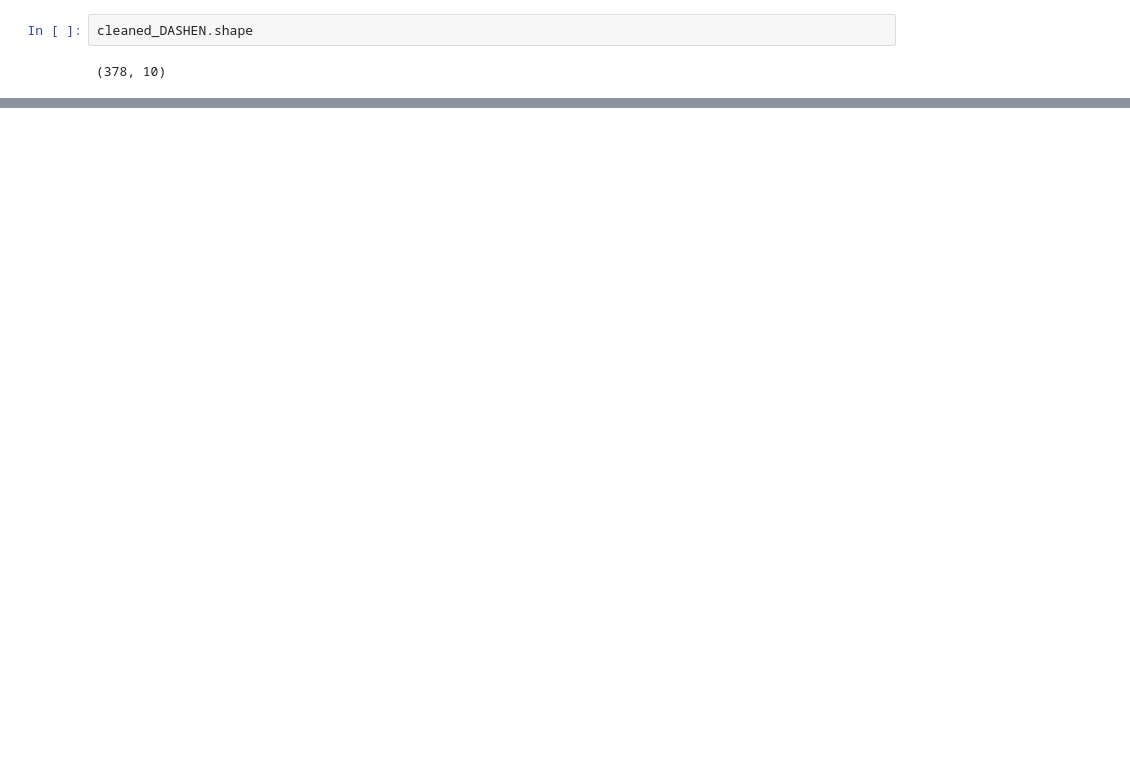
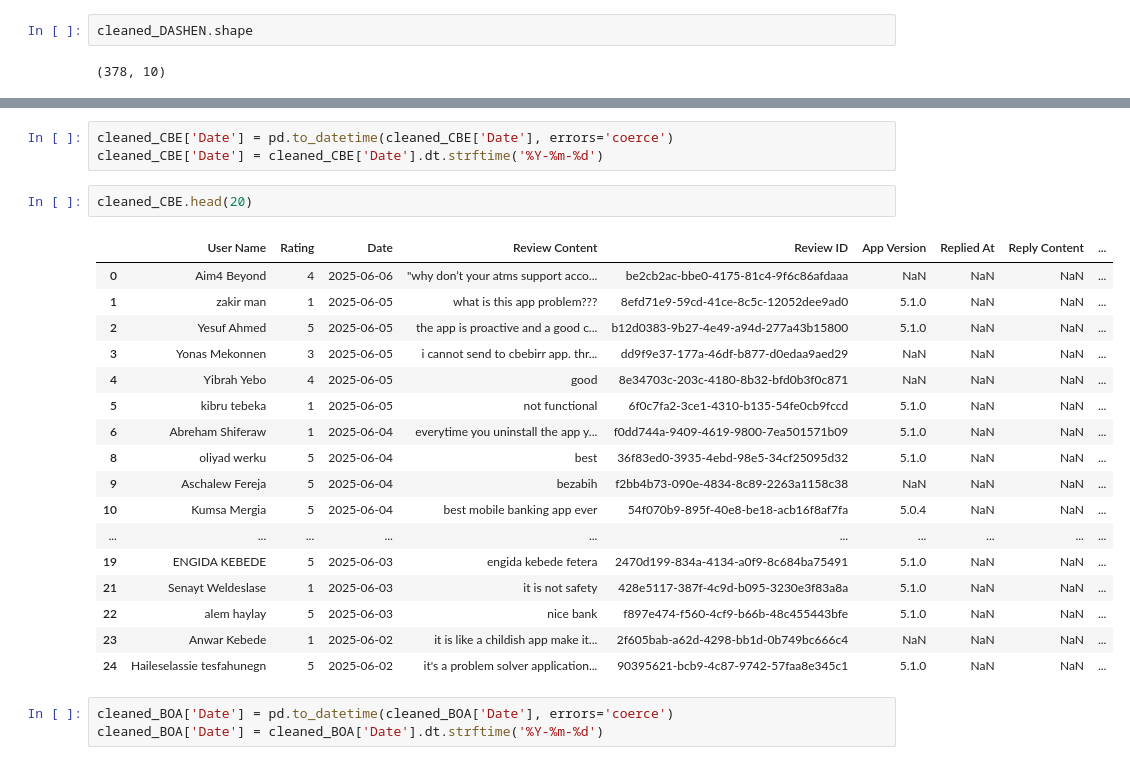
Before and after one commit to Samrizee/Banking_Application_Experience_Analysis, a Jupyter notebook: notebooks/Data_Cleaning.ipynb, the cells around one changed output, grey strips where cells are left out. Cells and saved outputs as stored; diff of their text form; blank space fills up the shorter version.

```diff
--- a/notebooks/Data_Cleaning.ipynb
+++ b/notebooks/Data_Cleaning.ipynb
@@ -276,0 +290,26 @@ cleaned_DASHEN.shape
+# %%
+cleaned_CBE['Date'] = pd.to_datetime(cleaned_CBE['Date'], errors='coerce')
+cleaned_CBE['Date'] = cleaned_CBE['Date'].dt.strftime('%Y-%m-%d')
+# %%
+cleaned_CBE.head(20)
+# %% [output]
+|  | User Name | Rating | Date | Review Content | Review ID | App Version | Replied At | Reply Content | ... |
+| 0 | Aim4 Beyond | 4 | 2025-06-06 | "why don’t your atms support acco... | be2cb2ac-bbe0-4175-81c4-9f6c86afdaaa | NaN | NaN | NaN | ... |
+| 1 | zakir man | 1 | 2025-06-05 | what is this app problem??? | 8efd71e9-59cd-41ce-8c5c-12052dee9ad0 | 5.1.0 | NaN | NaN | ... |
+| 2 | Yesuf Ahmed | 5 | 2025-06-05 | the app is proactive and a good c... | b12d0383-9b27-4e49-a94d-277a43b15800 | 5.1.0 | NaN | NaN | ... |
+| 3 | Yonas Mekonnen | 3 | 2025-06-05 | i cannot send to cbebirr app. thr... | dd9f9e37-177a-46df-b877-d0edaa9aed29 | NaN | NaN | NaN | ... |
+| 4 | Yibrah Yebo | 4 | 2025-06-05 | good | 8e34703c-203c-4180-8b32-bfd0b3f0c871 | NaN | NaN | NaN | ... |
+| 5 | kibru tebeka | 1 | 2025-06-05 | not functional | 6f0c7fa2-3ce1-4310-b135-54fe0cb9fccd | 5.1.0 | NaN | NaN | ... |
+| 6 | Abreham Shiferaw | 1 | 2025-06-04 | everytime you uninstall the app y... | f0dd744a-9409-4619-9800-7ea501571b09 | 5.1.0 | NaN | NaN | ... |
+| 8 | oliyad werku | 5 | 2025-06-04 | best | 36f83ed0-3935-4ebd-98e5-34cf25095d32 | 5.1.0 | NaN | NaN | ... |
+| 9 | Aschalew Fereja | 5 | 2025-06-04 | bezabih | f2bb4b73-090e-4834-8c89-2263a1158c38 | NaN | NaN | NaN | ... |
+| 10 | Kumsa Mergia | 5 | 2025-06-04 | best mobile banking app ever | 54f070b9-895f-40e8-be18-acb16f8af7fa | 5.0.4 | NaN | NaN | ... |
+| ... | ... | ... | ... | ... | ... | ... | ... | ... | ... |
+| 19 | ENGIDA KEBEDE | 5 | 2025-06-03 | engida kebede fetera | 2470d199-834a-4134-a0f9-8c684ba75491 | 5.1.0 | NaN | NaN | ... |
+| 21 | Senayt Weldeslase | 1 | 2025-06-03 | it is not safety | 428e5117-387f-4c9d-b095-3230e3f83a8a | 5.1.0 | NaN | NaN | ... |
+| 22 | alem haylay | 5 | 2025-06-03 | nice bank | f897e474-f560-4cf9-b66b-48c455443bfe | 5.1.0 | NaN | NaN | ... |
+| 23 | Anwar Kebede | 1 | 2025-06-02 | it is like a childish app make it... | 2f605bab-a62d-4298-bb1d-0b749bc666c4 | NaN | NaN | NaN | ... |
+| 24 | Haileselassie tesfahunegn | 5 | 2025-06-02 | it's a problem solver application... | 90395621-bcb9-4c87-9742-57faa8e345c1 | 5.1.0 | NaN | NaN | ... |
+# %%
+cleaned_BOA['Date'] = pd.to_datetime(cleaned_BOA['Date'], errors='coerce')
+cleaned_BOA['Date'] = cleaned_BOA['Date'].dt.strftime('%Y-%m-%d')
```
Also changed, not shown: parts of 16 cells of this notebook.
